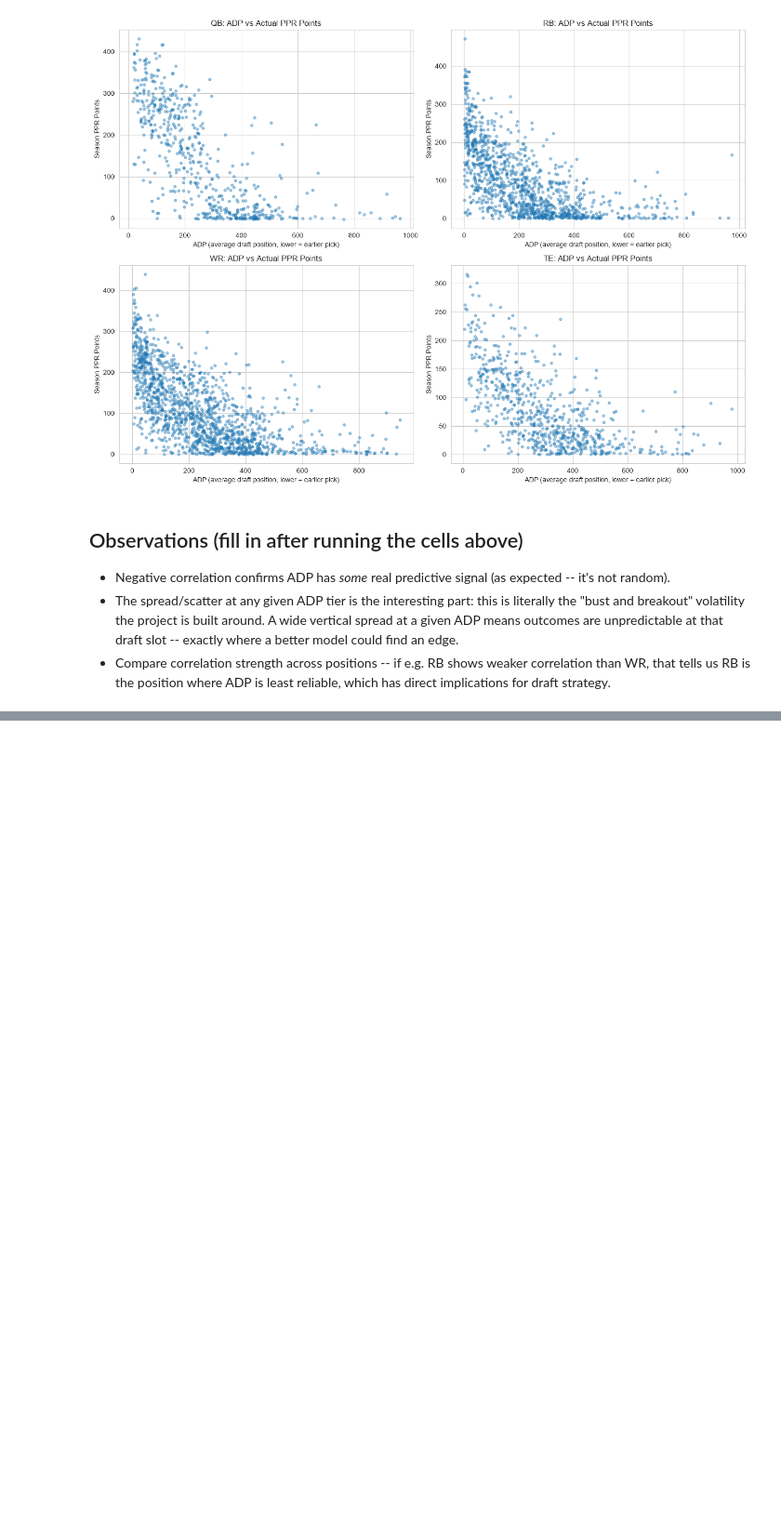
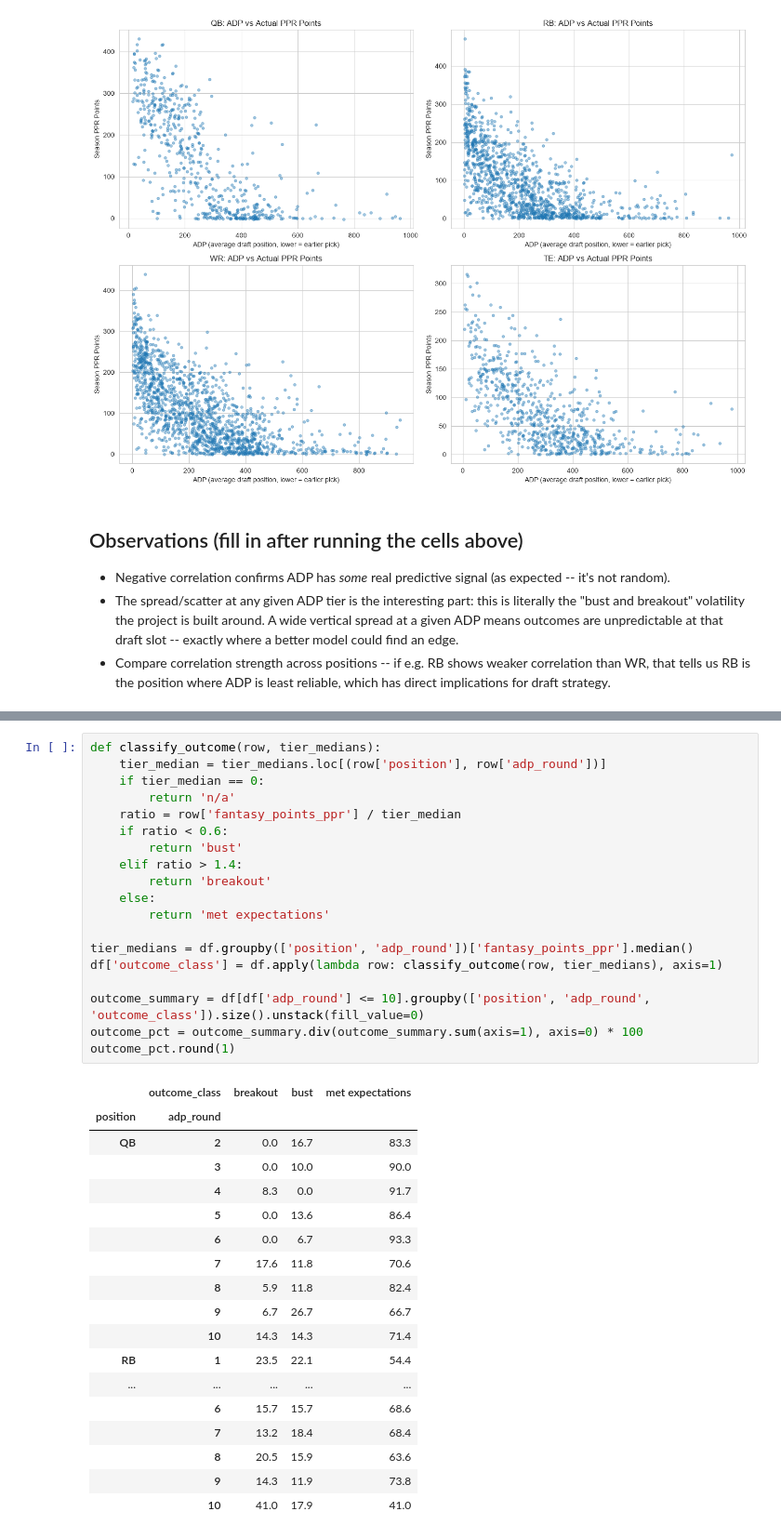
Before and after one commit to joshualunde/fantasy-draft-proj, a Jupyter notebook: notebooks/01_eda.ipynb, the cells around one changed output, grey strips where cells are left out. Shown at 93% size. Saved outputs shown, nothing was run; the diff lists cells and outputs as text; blank space fills up the shorter version.

```diff
--- a/notebooks/01_eda.ipynb
+++ b/notebooks/01_eda.ipynb
@@ -683,0 +724,38 @@ plt.show()
+# %%
+def classify_outcome(row, tier_medians):
+    tier_median = tier_medians.loc[(row['position'], row['adp_round'])]
+    if tier_median == 0:
+        return 'n/a'
+    ratio = row['fantasy_points_ppr'] / tier_median
+    if ratio < 0.6:
+        return 'bust'
+    elif ratio > 1.4:
+        return 'breakout'
+    else:
+        return 'met expectations'
+
+tier_medians = df.groupby(['position', 'adp_round'])['fantasy_points_ppr'].median()
+df['outcome_class'] = df.apply(lambda row: classify_outcome(row, tier_medians), axis=1)
+
+outcome_summary = df[df['adp_round'] <= 10].groupby(['position', 'adp_round', 'outcome_class']).size().unstack(fill_value=0)
+outcome_pct = outcome_summary.div(outcome_summary.sum(axis=1), axis=0) * 100
+outcome_pct.round(1)
+# %% [output]
+|  | outcome_class | breakout | bust | met expectations |
+| position | adp_round |  |  |  |
+| QB | 2 | 0.0 | 16.7 | 83.3 |
+|  | 3 | 0.0 | 10.0 | 90.0 |
+|  | 4 | 8.3 | 0.0 | 91.7 |
+|  | 5 | 0.0 | 13.6 | 86.4 |
+|  | 6 | 0.0 | 6.7 | 93.3 |
+|  | 7 | 17.6 | 11.8 | 70.6 |
+|  | 8 | 5.9 | 11.8 | 82.4 |
+|  | 9 | 6.7 | 26.7 | 66.7 |
+|  | 10 | 14.3 | 14.3 | 71.4 |
+| RB | 1 | 23.5 | 22.1 | 54.4 |
+| ... | ... | ... | ... | ... |
+|  | 6 | 15.7 | 15.7 | 68.6 |
+|  | 7 | 13.2 | 18.4 | 68.4 |
+|  | 8 | 20.5 | 15.9 | 63.6 |
+|  | 9 | 14.3 | 11.9 | 73.8 |
+|  | 10 | 41.0 | 17.9 | 41.0 |
```
Also changed, not shown: parts of 4 cells of this notebook.
